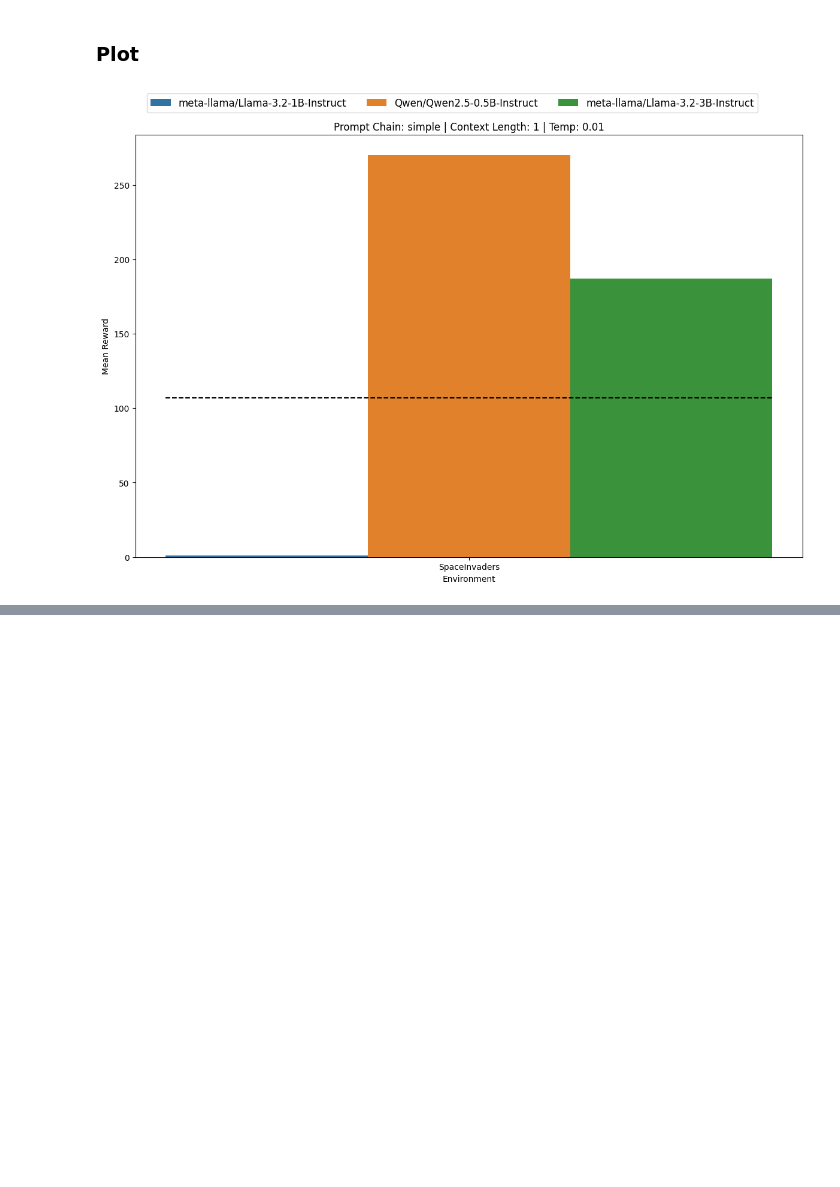
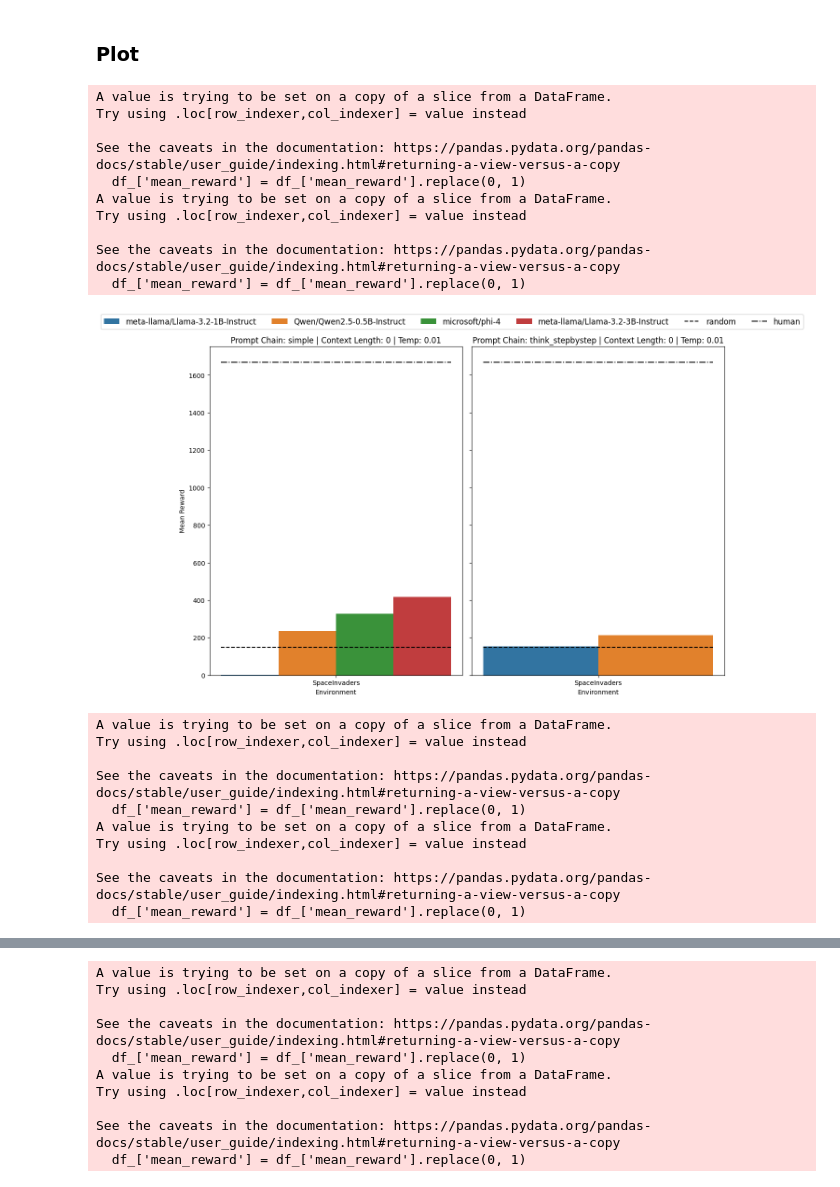
Before and after one commit to roger-creus/ale-nl, a Jupyter notebook: plot/plot_benchmark_results.ipynb, the cells around one changed output, grey strips where cells are left out. Saved outputs shown, nothing was run; the diff lists cells and outputs as text; code cells hidden in the pictures; blank space fills up the shorter version.

```diff
--- a/plot/plot_benchmark_results.ipynb
+++ b/plot/plot_benchmark_results.ipynb
@@ -7,7 +7,7 @@ import os
 # %% [markdown]
 ### Read Benchmark Data
 # %%
-benchmark_results_path = "../results/"
+benchmark_results_path = "../results_old/"
 data = []
 for root, dirs, files in os.walk(benchmark_results_path):
     for file in files:
@@ -16,6 +16,7 @@ for root, dirs, files in os.walk(benchmark_results_path):
             data.append(df_)
 
 df = pd.concat(data)
+human_and_random_scores = pd.read_csv("human_and_random_scores.csv")
 # %%
 df.head()
 # %% [output]
@@ -67,34 +76,58 @@ for temp in unique_temperatures:
         for i, prompt_chain in enumerate(unique_prompt_chains):
             df_ = df_context[df_context['prompt_chain'] == prompt_chain]
             df_['mean_reward'] = df_['mean_reward'].replace(0, 1)
 
             ax = axs[i]
             sns.barplot(x='env_id', y='mean_reward', data=df_, hue='model_name', ax=ax, palette=palette)
             ax.set_title(f"Prompt Chain: {prompt_chain} | Context Length: {context_len} | Temp: {temp}")
             ax.set_ylabel('Mean Reward')
             ax.set_xlabel('Environment')
 
             # Loop over each x-tick (environment) and add a dashed horizontal line for the random agent baseline.
             xticks = ax.get_xticks()
             xticklabels = ax.get_xticklabels()
             for tick, label in zip(xticks, xticklabels):
                 env = label.get_text()
                 # Filter random_agent_df by the current environment.
-                baseline_val = random_agent_df[random_agent_df['env_id'] == env]['mean_reward'].mean()
+                random_val = human_and_random_scores[(human_and_random_scores['env_id'] == env) & (human_and_random_scores['model_name'] == 'random')]['episode_reward'].values
+                human_val = human_and_random_scores[(human_and_random_scores['env_id'] == env) & (human_and_random_scores['model_name'] == 'human')]['episode_reward'].values
+
                 # Draw a dashed line centered on the tick (assuming a bar width of ~0.8)
-                ax.hlines(y=baseline_val, xmin=tick - 0.4, xmax=tick + 0.4, colors='black', linestyles='dashed')
+                #ax.hlines(y=baseline_val, xmin=tick - 0.4, xmax=tick + 0.4, colors='black', linestyles='dashed')
+                ax.hlines(y=random_val, xmin=tick - 0.4, xmax=tick + 0.4, colors='black', linestyles='dashed', label='random')
+                ax.hlines(y=human_val, xmin=tick - 0.4, xmax=tick + 0.4, colors='black', linestyles='dashdot', label='human')
 
             # Remove individual subplot legends
             try:
                 ax.legend_.remove()
             except Exception:
                 pass
 
         # Create a single shared legend
         handles, labels = axs[0].get_legend_handles_labels()
-        fig.legend(handles, labels, loc='upper center', ncol=len(unique_models), bbox_to_anchor=(0.5, 1.05), fontsize='large')
+        fig.legend(handles, labels, loc='upper center', ncol=len(unique_models) + 2, bbox_to_anchor=(0.5, 1.05), fontsize='large')
 
         plt.tight_layout()
         plt.show()
 # %% [output]
+A value is trying to be set on a copy of a slice from a DataFrame.
+Try using .loc[row_indexer,col_indexer] = value instead
+
+See the caveats in the documentation: https://pandas.pydata.org/pandas-docs/stable/user_guide/indexing.html#returning-a-view-versus-a-copy
+  df_['mean_reward'] = df_['mean_reward'].replace(0, 1)
+A value is trying to be set on a copy of a slice from a DataFrame.
+Try using .loc[row_indexer,col_indexer] = value instead
+
+See the caveats in the documentation: https://pandas.pydata.org/pandas-docs/stable/user_guide/indexing.html#returning-a-view-versus-a-copy
+  df_['mean_reward'] = df_['mean_reward'].replace(0, 1)
-[figure, old version]
+[figure, new version]
+A value is trying to be set on a copy of a slice from a DataFrame.
+Try using .loc[row_indexer,col_indexer] = value instead
+
+See the caveats in the documentation: https://pandas.pydata.org/pandas-docs/stable/user_guide/indexing.html#returning-a-view-versus-a-copy
+  df_['mean_reward'] = df_['mean_reward'].replace(0, 1)
+A value is trying to be set on a copy of a slice from a DataFrame.
+Try using .loc[row_indexer,col_indexer] = value instead
+
+See the caveats in the documentation: https://pandas.pydata.org/pandas-docs/stable/user_guide/indexing.html#returning-a-view-versus-a-copy
+  df_['mean_reward'] = df_['mean_reward'].replace(0, 1)
@@ -100,0 +135,10 @@ for temp in unique_temperatures:
+A value is trying to be set on a copy of a slice from a DataFrame.
+Try using .loc[row_indexer,col_indexer] = value instead
+
+See the caveats in the documentation: https://pandas.pydata.org/pandas-docs/stable/user_guide/indexing.html#returning-a-view-versus-a-copy
+  df_['mean_reward'] = df_['mean_reward'].replace(0, 1)
+A value is trying to be set on a copy of a slice from a DataFrame.
+Try using .loc[row_indexer,col_indexer] = value instead
+
+See the caveats in the documentation: https://pandas.pydata.org/pandas-docs/stable/user_guide/indexing.html#returning-a-view-versus-a-copy
+  df_['mean_reward'] = df_['mean_reward'].replace(0, 1)
```
Also changed, not shown: parts of 4 cells of this notebook, 9 other files.
